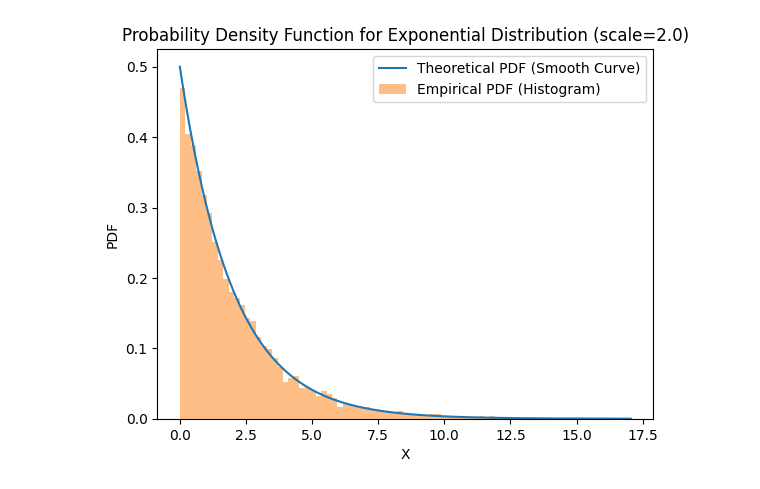
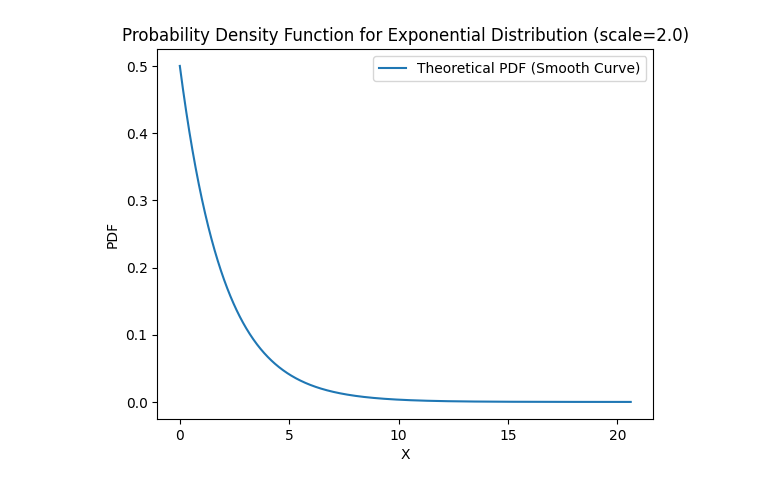
Before and after one commit to YahiaNaiem/Math5_project, a Jupyter notebook: Exponential.ipynb, the cells around one changed output. Saved outputs shown, nothing was run; the diff lists cells and outputs as text; code cells hidden in the pictures.

```diff
--- a/Exponential.ipynb
+++ b/Exponential.ipynb
@@ -16,61 +16,49 @@ def exponential_variance(scale):
     return scale**2
 
 def exponential_expectation(lambd):
-    """
-    Calculate the expectation (mean) of an exponential random variable.
-
-    Parameters:
-    - lambd (float): The parameter of the exponential distribution.
-
-    Returns:
-    - float: The expectation of the exponential random variable.
-    """
     if lambd <= 0:
         raise ValueError("Parameter lambda must be greater than 0.")
 
     expectation = 1 / lambd
     return expectation
 
+def plot_exponential_pdf(scale_param, size=10000):
+    # Generate a random sample from an exponential distribution
+    X = np.random.exponential(scale_param, size=size)
+
+    # Generate values for the PDF curve
+    x_pdf = np.linspace(0, max(X), 1000)
+    pdf_values = exponential_pdf(x_pdf, scale_param)
+
+    # Plot Probability Density Function (PDF) as a curve and histogram
+    plt.plot(x_pdf, pdf_values, label='Theoretical PDF (Smooth Curve)')
+    #plt.hist(X, bins='auto', density=True, alpha=0.5, label='Empirical PDF (Histogram)')
+    plt.xlabel('X')
+    plt.ylabel('PDF')
+    plt.title(f'Probability Density Function for Exponential Distribution (scale={scale_param})')
+    plt.legend()
+    plt.show()
+
+def plot_exponential_cdf(scale_param, size=10000):
+    # Generate a random sample from an exponential distribution
+    X = np.random.exponential(scale_param, size=size)
+
+    # Sort the sample for plotting the empirical CDF
+    x_cdf = np.sort(X)
+    y_cdf = [exponential_cdf(x, scale_param) for x in x_cdf]
+
+    # Plot Cumulative Distribution Function (CDF)
+    plt.step(x_cdf, y_cdf, where='post', label='Empirical CDF', color = "green")
+    plt.title(f'Cumulative Distribution Function for Exponential Distribution (scale={scale_param})')
+    plt.xlabel('X')
+    plt.ylabel('CDF')
+    plt.legend()
+    plt.show()
 
 # Parameters for the exponential distribution
 scale_param = 2.0
 
-# Size of the random sample
-size = 10000
-
-# Generate a random sample from an exponential distribution
-X = np.random.exponential(scale_param, size=size)
-
-# Generate values for the PDF curve
-x_pdf = np.linspace(0, max(X), 1000)
-pdf_values = exponential_pdf(x_pdf, scale_param)
-
-# Sort the sample for plotting the empirical CDF
-x_cdf = np.sort(X)
-y_cdf = [exponential_cdf(x, scale_param) for x in x_cdf]
-
-# Calculate variance and expectation of the exponential distribution
-variance = exponential_variance(scale_param)
-expectation = exponential_expectation(scale_param)
-
-# Print variance and expectation
-print("variance =", variance)
-print("expectation =", expectation)
-
-# Plot Probability Density Function (PDF) as a curve and histogram
-plt.plot(x_pdf, pdf_values, label='Theoretical PDF (Smooth Curve)')
-plt.hist(X, bins='auto', density=True, alpha=0.5, label='Empirical PDF (Histogram)')
-plt.xlabel('X')
-plt.ylabel('PDF')
-plt.title(f'Probability Density Function for Exponential Distribution (scale={scale_param})')
-plt.legend()
-plt.show()
-
-# Plot Cumulative Distribution Function (CDF)
-plt.step(x_cdf, y_cdf, where='post', label='Empirical CDF')
-plt.title(f'Cumulative Distribution Function for Exponential Distribution (scale={scale_param})')
-plt.xlabel('X')
-plt.ylabel('CDF')
-plt.legend()
-plt.show()
+# Call the plotting functions
+plot_exponential_pdf(scale_param)
+plot_exponential_cdf(scale_param)
 # %% [output]
@@ -79 +65 @@ expectation = 0.5
-[figure, old version]
+[figure, new version]
```
Also changed, not shown: parts of 1 cell of this notebook, 2 other files.
